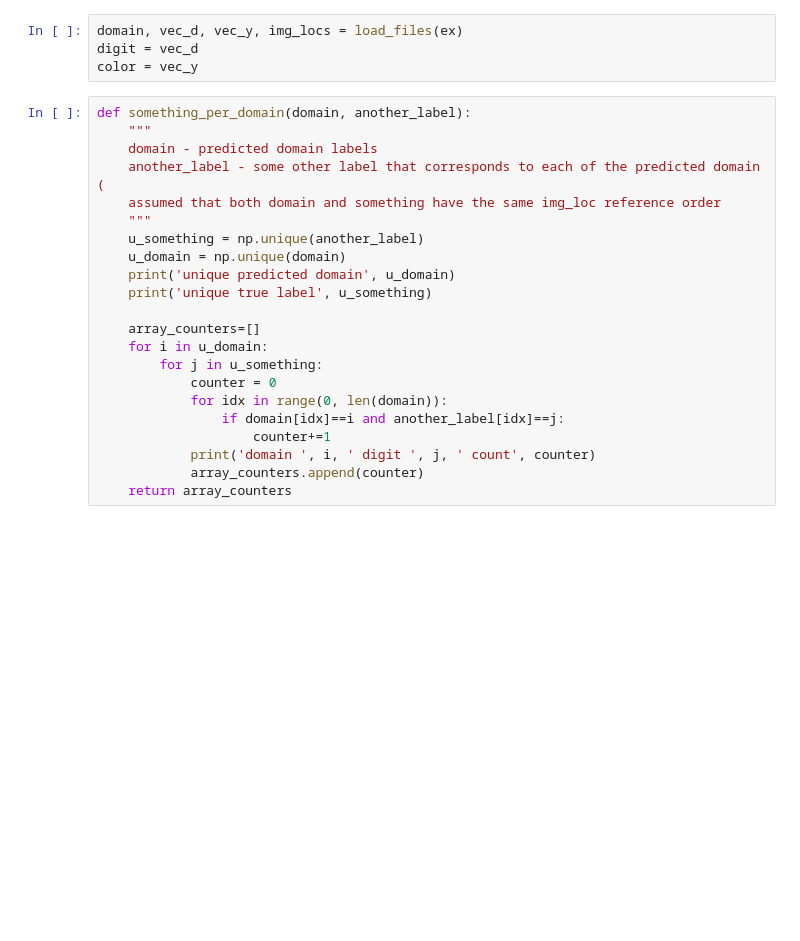
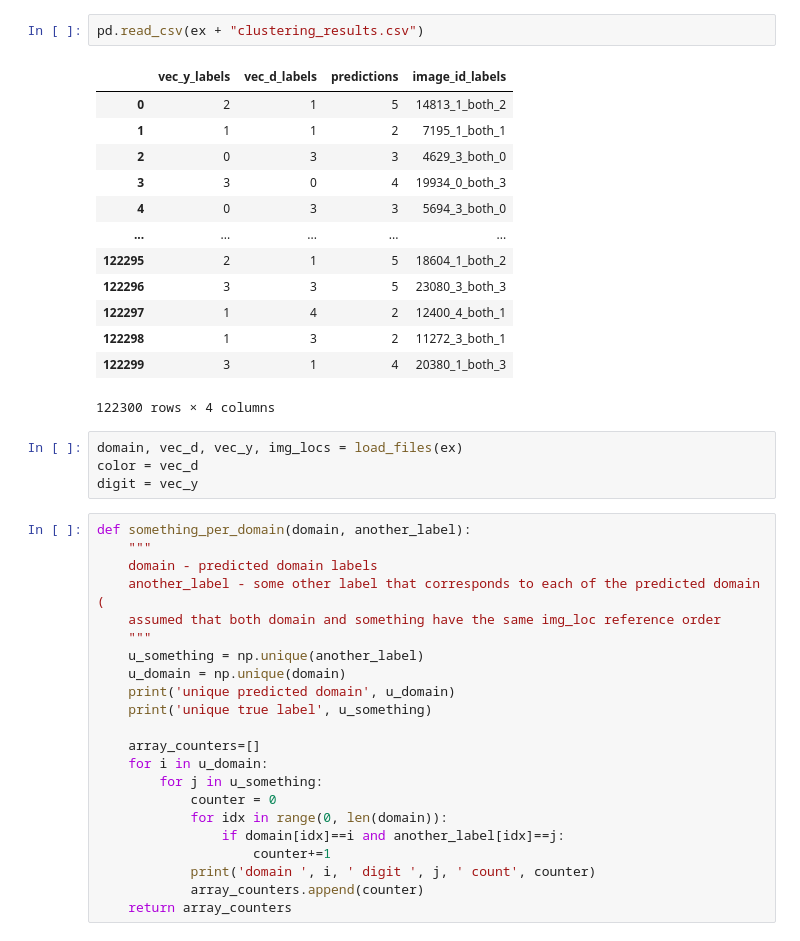
Before and after one commit to DIDSR/DomId, a Jupyter notebook: notebooks/MNIST_color_post_training_analysis.ipynb, the cells around one changed output. Cells and saved outputs as stored; diff of their text form; blank space fills up the shorter version.

```diff
--- a/notebooks/MNIST_color_post_training_analysis.ipynb
+++ b/notebooks/MNIST_color_post_training_analysis.ipynb
@@ -28,7 +43,23 @@ ex = '2023-04-05 09:29:44.598644/'
+# %%
+pd.read_csv(ex + "clustering_results.csv")
+# %% [output]
+|  | vec_y_labels | vec_d_labels | predictions | image_id_labels |
+| 0 | 2 | 1 | 5 | 14813_1_both_2 |
+| 1 | 1 | 1 | 2 | 7195_1_both_1 |
+| 2 | 0 | 3 | 3 | 4629_3_both_0 |
+| 3 | 3 | 0 | 4 | 19934_0_both_3 |
+| 4 | 0 | 3 | 3 | 5694_3_both_0 |
+| ... | ... | ... | ... | ... |
+| 122295 | 2 | 1 | 5 | 18604_1_both_2 |
+| 122296 | 3 | 3 | 5 | 23080_3_both_3 |
+| 122297 | 1 | 4 | 2 | 12400_4_both_1 |
+| 122298 | 1 | 3 | 2 | 11272_3_both_1 |
+| 122299 | 3 | 1 | 4 | 20380_1_both_3 |
+122300 rows × 4 columns
 # %%
 domain, vec_d, vec_y, img_locs = load_files(ex)
-digit = vec_d
-color = vec_y
+color = vec_d
+digit = vec_y
 # %%
 def something_per_domain(domain, another_label):
     """
```
Also changed, not shown: parts of 15 cells of this notebook, 2 other files.
